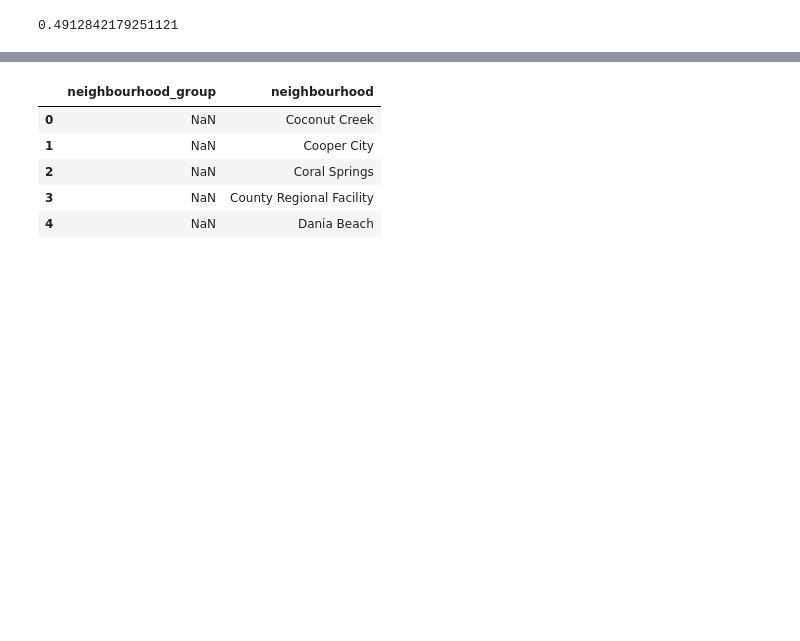
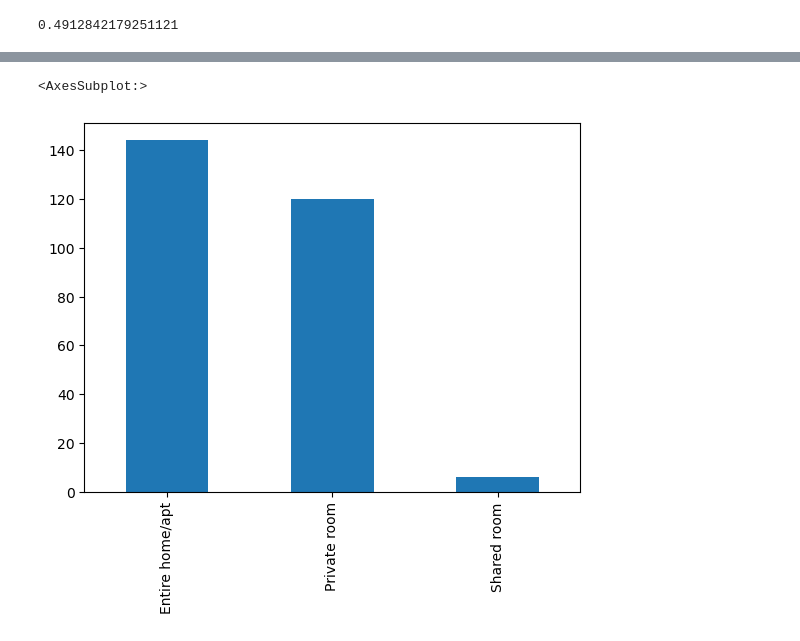
Before and after one commit to rthomas3011/Airbnb-Analysis---Boston-vs-Seatle, a Jupyter notebook: medium1.ipynb, the cells around one changed output, grey strips where cells are left out. Drawn from its saved outputs; the diff is of its cells as text; code cells hidden in the pictures; blank space fills up the shorter version.

```diff
--- a/medium1.ipynb
+++ b/medium1.ipynb
@@ -337,9 +132,6 @@ df4 = pd.read_csv('neighbourhoods.csv')
-# %%
-df4.head()
-# %% [output]
-|  | neighbourhood_group | neighbourhood |
-| 0 | NaN | Coconut Creek |
-| 1 | NaN | Cooper City |
-| 2 | NaN | Coral Springs |
-| 3 | NaN | County Regional Facility |
-| 4 | NaN | Dania Beach |
+# %%
+#get the room type and plot it for Boston
+boston_listings.groupby('neighbourhood')['room_type'].head(10).value_counts().plot(kind='bar')
+# %% [output]
+<AxesSubplot:>
+[figure, added]
```
Also changed, not shown: parts of 25 cells of this notebook.
